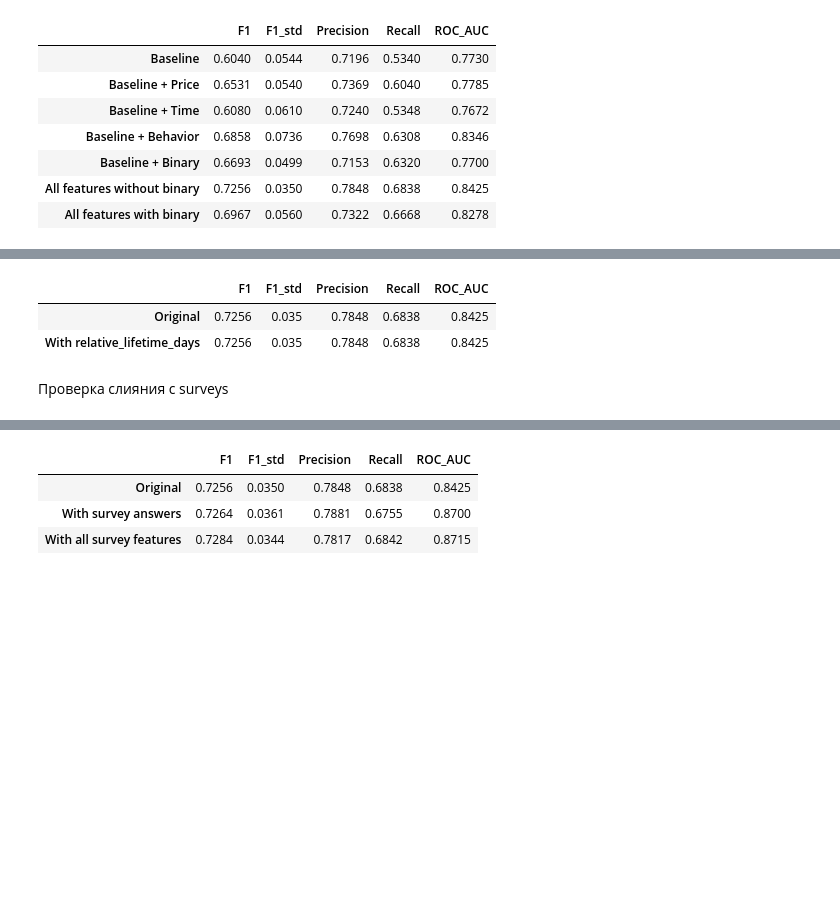
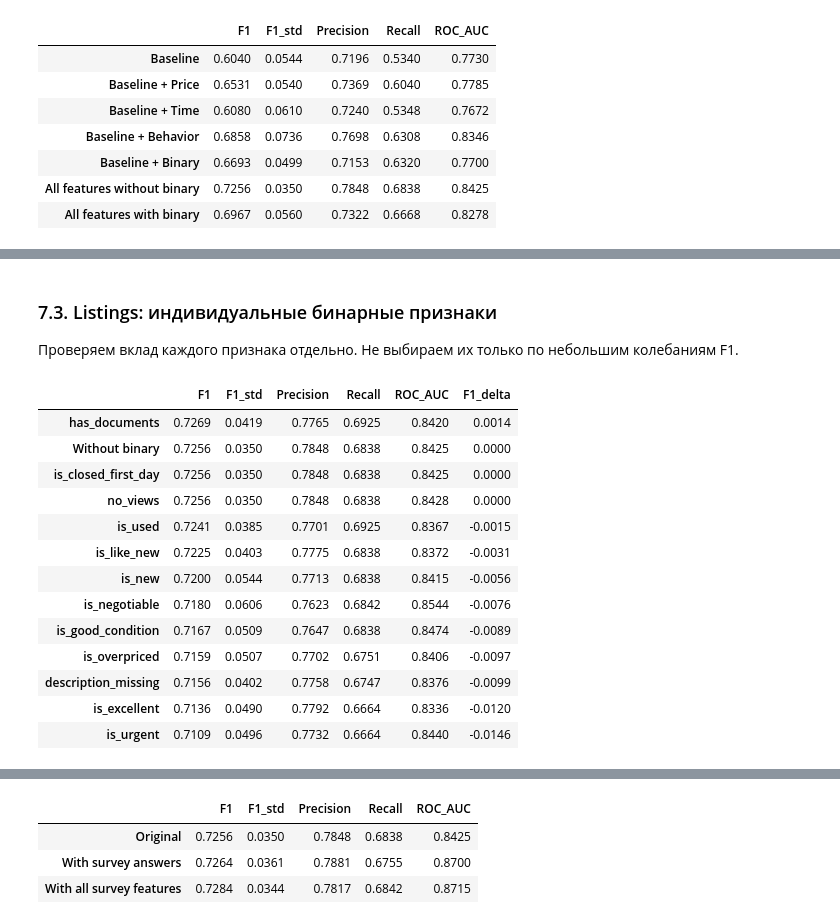
Before and after one commit to Wikemon/neuroslop_kygarikovs_hakaton, a Jupyter notebook: feature_engineering.ipynb, the cells around one changed output, grey strips where cells are left out. Cells and saved outputs as stored; diff of their text form; code cells hidden in the pictures; blank space fills up the shorter version.

```diff
--- a/feature_engineering.ipynb
+++ b/feature_engineering.ipynb
@@ -1183,0 +1643,22 @@ features["has_both_contact_types"] = (
+# %%
+for col in seller_stats.columns:
+    features[col] = (
+        features["listing_id"]
+        .map(seller_stats[col])
+        .fillna(0)
+        .astype(int)
+    )
+# %%
+features["seller_block_rate"] = safe_divide(
+    features["seller_previous_blocks"],
+    features["seller_previous_listings"]
+)
+
+features["seller_has_block_history"] = (
+    features["seller_previous_blocks"] > 0
+).astype(int)
+
+features["seller_expired_rate"] = safe_divide(
+    features["seller_previous_expired"],
+    features["seller_previous_listings"]
+)
@@ -1453,16 +1949,41 @@ binary_results["F1_delta"] = (
-# %%
-display(pd.DataFrame({
-    "Original": evaluate_features(
-        all_features, categorical
-    ),
-    "With relative_lifetime_days": evaluate_features(
-        all_features + ["has_both_contact_types"],
-        categorical
-    )
-}).T.round(4))
-# %% [output]
-|  | F1 | F1_std | Precision | Recall | ROC_AUC |
-| Original | 0.7256 | 0.035 | 0.7848 | 0.6838 | 0.8425 |
-| With relative_lifetime_days | 0.7256 | 0.035 | 0.7848 | 0.6838 | 0.8425 |
-# %% [markdown]
-Проверка слияния с surveys
+# %% [markdown]
+### 7.3. Listings: индивидуальные бинарные признаки
+Проверяем вклад каждого признака отдельно. Не выбираем их только по небольшим колебаниям F1.
+# %%
+# Проверка каждого бинарного признака отдельно
+binary_results = {}
+
+binary_results["Without binary"] = evaluate_features(
+    all_features, categorical
+)
+
+for feature in binary_features:
+    binary_results[feature] = evaluate_features(
+        all_features + [feature],
+        categorical
+    )
+
+binary_results = pd.DataFrame(binary_results).T
+
+# Считаем изменение F1 относительно лучшей модели
+binary_results["F1_delta"] = (
+    binary_results["F1"]
+    - binary_results.loc["Without binary", "F1"]
+)
+
+display(binary_results.sort_values("F1_delta", ascending=False).round(4))
+# %% [output]
+|  | F1 | F1_std | Precision | Recall | ROC_AUC | F1_delta |
+| has_documents | 0.7269 | 0.0419 | 0.7765 | 0.6925 | 0.8420 | 0.0014 |
+| Without binary | 0.7256 | 0.0350 | 0.7848 | 0.6838 | 0.8425 | 0.0000 |
+| is_closed_first_day | 0.7256 | 0.0350 | 0.7848 | 0.6838 | 0.8425 | 0.0000 |
+| no_views | 0.7256 | 0.0350 | 0.7848 | 0.6838 | 0.8428 | 0.0000 |
+| is_used | 0.7241 | 0.0385 | 0.7701 | 0.6925 | 0.8367 | -0.0015 |
+| is_like_new | 0.7225 | 0.0403 | 0.7775 | 0.6838 | 0.8372 | -0.0031 |
+| is_new | 0.7200 | 0.0544 | 0.7713 | 0.6838 | 0.8415 | -0.0056 |
+| is_negotiable | 0.7180 | 0.0606 | 0.7623 | 0.6842 | 0.8544 | -0.0076 |
+| is_good_condition | 0.7167 | 0.0509 | 0.7647 | 0.6838 | 0.8474 | -0.0089 |
+| is_overpriced | 0.7159 | 0.0507 | 0.7702 | 0.6751 | 0.8406 | -0.0097 |
+| description_missing | 0.7156 | 0.0402 | 0.7758 | 0.6747 | 0.8376 | -0.0099 |
+| is_excellent | 0.7136 | 0.0490 | 0.7792 | 0.6664 | 0.8336 | -0.0120 |
+| is_urgent | 0.7109 | 0.0496 | 0.7732 | 0.6664 | 0.8440 | -0.0146 |
```
Also changed, not shown: parts of 121 cells of this notebook, 3 other files.
